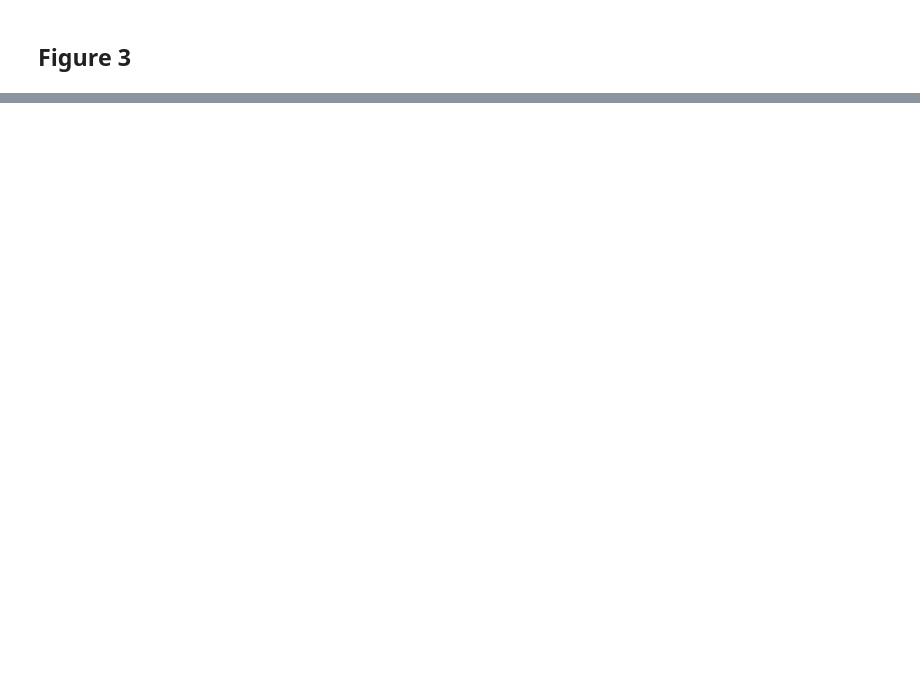
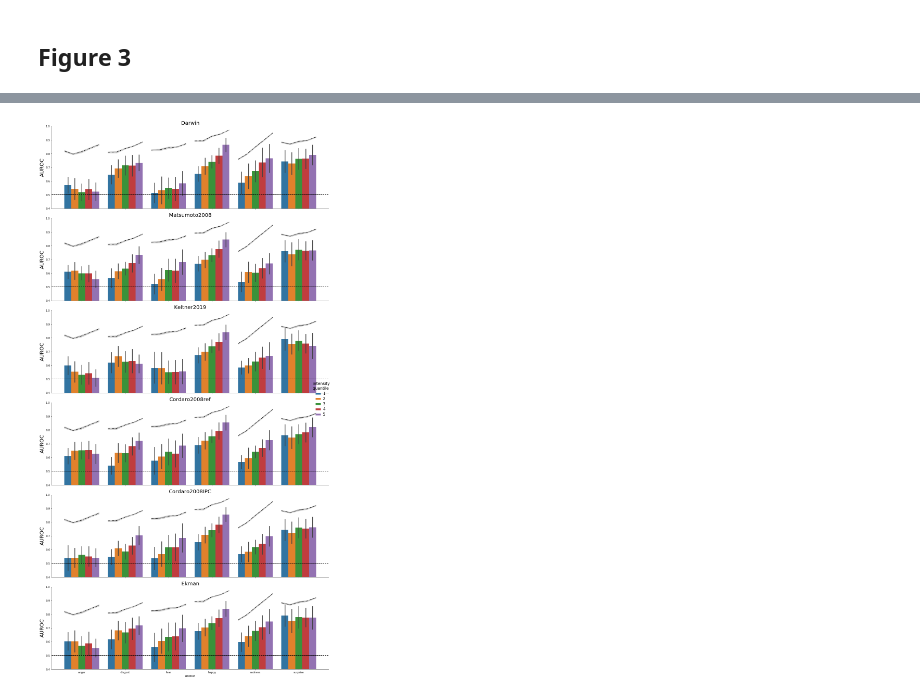
Before and after one commit to lukassnoek/hypothesis-kernel-analysis, a Jupyter notebook: notebooks/figures.ipynb, the cells around one changed output, grey strips where cells are left out. Saved outputs shown, nothing was run; the diff lists cells and outputs as text; code cells hidden in the pictures; blank space fills up the shorter version.

```diff
--- a/notebooks/figures.ipynb
+++ b/notebooks/figures.ipynb
@@ -128,34 +128,36 @@ plt.savefig('Figure4b.png')
 # %%
-nc = pd.read_csv('../data/noise_ceilings.tsv', sep='\t', index_col=0)
+nc = pd.read_csv('../results/noise_ceilings.tsv', sep='\t', index_col=0)
 nc = nc.query("participant_id == 'between_subjects' & intensity != 0")
 
 df_int = pd.read_csv('../results/score_per_intensity_quantile.tsv', sep='\t', index_col=0)
 g = sns.catplot(x='emotion', y='score', data=df_int, hue='intensity', row='mapping',
                 kind="bar", aspect=3, height=5, ci='sd')
 
 g._legend.set_title(' intensity\n quantile')
 plt.setp(g._legend.get_title(), fontsize=15)
 plt.setp(g._legend.get_texts(), fontsize=15)
 for i, ax in enumerate(g.axes.flatten()):
     ax.set_title(df['mapping'].unique()[i], fontsize=20)
     for ii, emo in enumerate(nc['emotion'].unique()):
         this_nc = nc.loc[nc['emotion'] == emo, 'noise_ceiling']
         this_sd = nc.loc[nc['emotion'] == emo, 'sd']
         ax.plot(np.linspace(ii-0.4, ii+0.4, num=5), this_nc, c='k', ls='-.')
         ax.fill_between(
             np.linspace(ii-0.4, ii+0.4, num=5),
             this_nc - this_sd, this_nc + this_sd,
             color='gray', alpha=0.3
         )
         ax.set_ylim(ymin, ymax)
         ax.axhline(0.5, ls='--', c='k')
         ax.set_ylabel("AUROC", fontsize=20)
 
 plt.subplots_adjust(hspace=0.2)
 fig = plt.gcf()
 fig.tight_layout()
-fig.savefig('Figure7.png')
-plt.close()
+#fig.savefig('Figure7.png')
+#plt.close()
+# %% [output]
+[figure, added]
 # %%
 subs = [f'sub-{str(i+1).zfill(2)}' for i in range(60)]
 dfs = []
```
Also changed, not shown: parts of 22 cells of this notebook, 19 other files.
